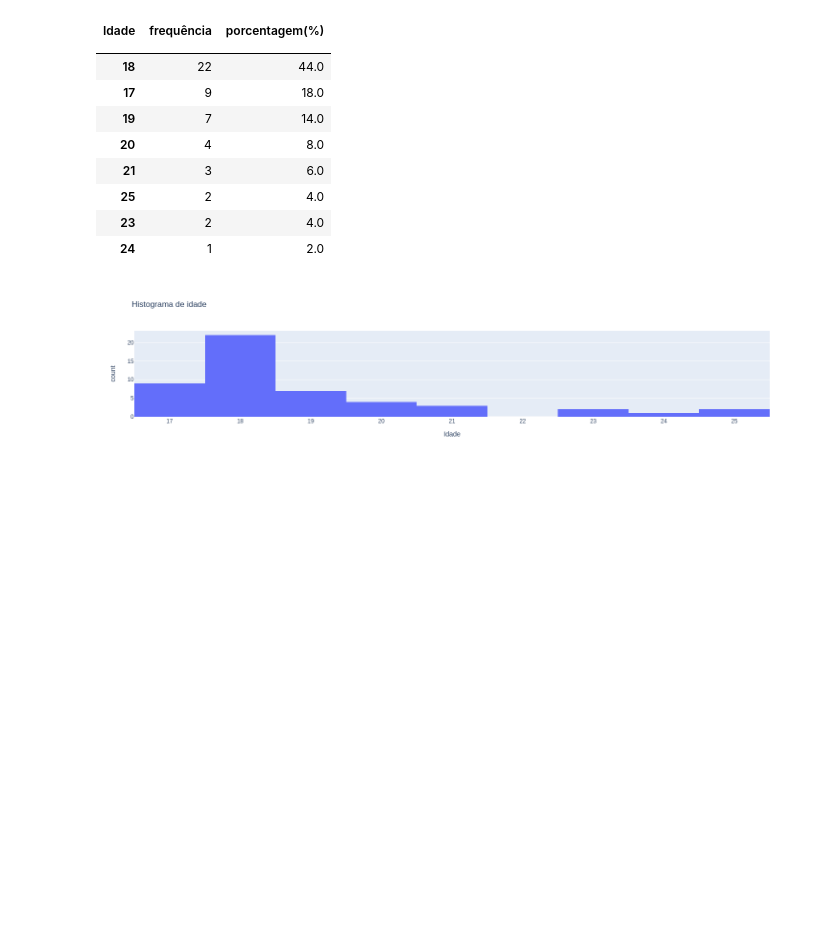
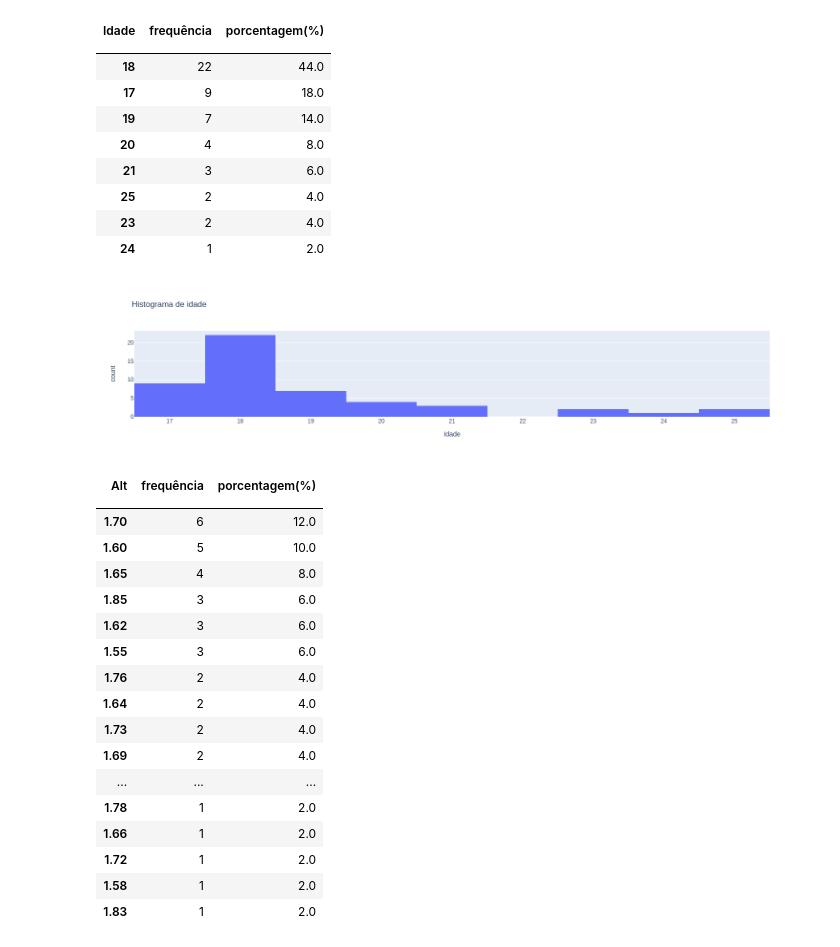
Before and after one commit to alnnu/ProbabilidadeEstatistica, a Jupyter notebook: analise de dados/tarefa1/tarefa1.ipynb, the cells around one changed output. Saved outputs shown, nothing was run; the diff lists cells and outputs as text; code cells hidden in the pictures; blank space fills up the shorter version.

```diff
--- a/analise de dados/tarefa1/tarefa1.ipynb
+++ b/analise de dados/tarefa1/tarefa1.ipynb
@@ -88,3 +88,25 @@ dis
 plt.histogram(dados['Idade'], x = 'Idade', title='Histograma de idade')
 # %% [output]
 [figure]
+# %%
+dis = DisFreq("Alt")
+dis
+# %% [output]
+| Alt | frequência | porcentagem(%) |
+|  |  |  |
+| 1.70 | 6 | 12.0 |
+| 1.60 | 5 | 10.0 |
+| 1.65 | 4 | 8.0 |
+| 1.85 | 3 | 6.0 |
+| 1.62 | 3 | 6.0 |
+| 1.55 | 3 | 6.0 |
+| 1.76 | 2 | 4.0 |
+| 1.64 | 2 | 4.0 |
+| 1.73 | 2 | 4.0 |
+| 1.69 | 2 | 4.0 |
+| ... | ... | ... |
+| 1.78 | 1 | 2.0 |
+| 1.66 | 1 | 2.0 |
+| 1.72 | 1 | 2.0 |
+| 1.58 | 1 | 2.0 |
+| 1.83 | 1 | 2.0 |
```
Also changed, not shown: parts of 1 cell of this notebook, 1 other file.
